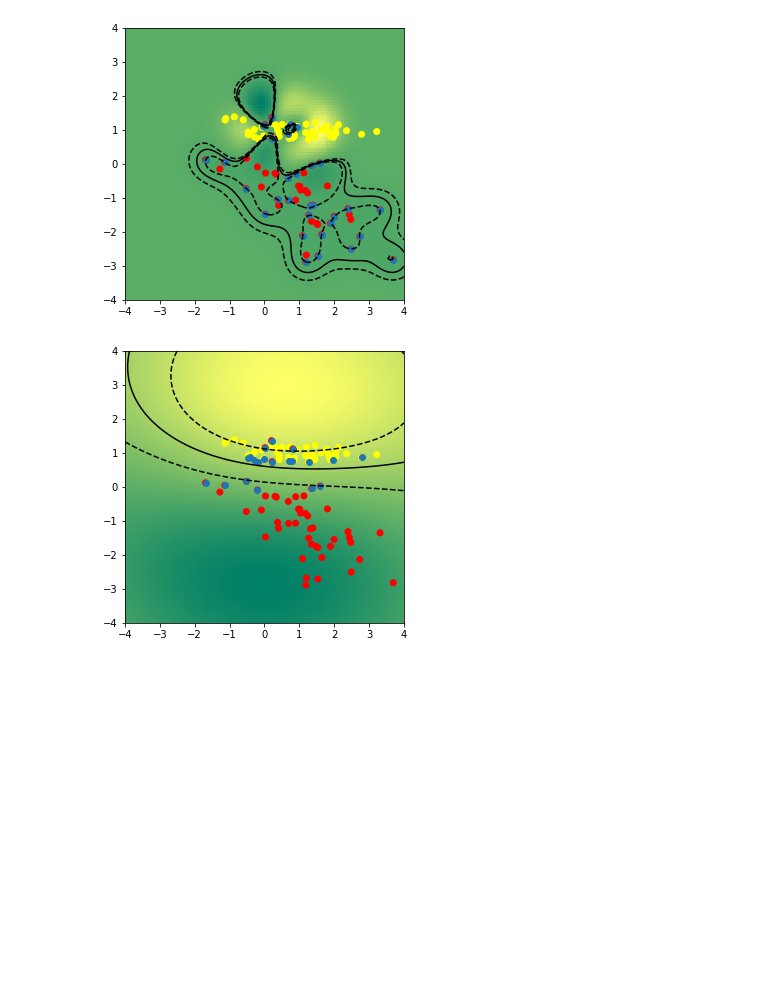
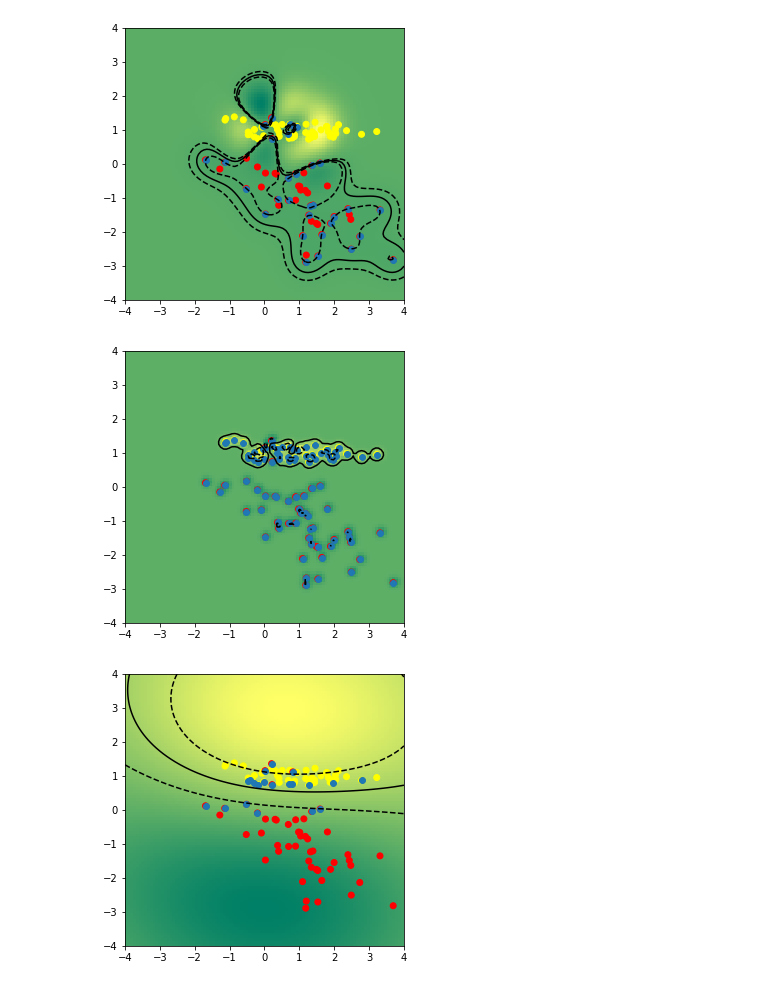
Before and after one commit to Rhymmor/ML-course-reports, a Jupyter notebook: Lab 3/Lab #3 SVM (QP, Kernel trick).ipynb, the cells around one changed output. Cells and saved outputs as stored; diff of their text form; code cells hidden in the pictures; blank space fills up the shorter version.

```diff
--- a/Lab 3/Lab #3 SVM (QP, Kernel trick).ipynb
+++ b/Lab 3/Lab #3 SVM (QP, Kernel trick).ipynb
@@ -713,8 +715,12 @@ plot(dsvm, lin)
 [figure]
 # %%
 %%capture
-dsvm = DualLinearSVM(C=1E+1, kernel='gauss', sigma=0.25)
+dsvm = DualLinearSVM(C=1E+1, kernel='gauss', sigma=0.01)
 fitting = dsvm.fit(lin['X'], lin['y'])
+# %%
+plot(dsvm, lin)
+# %% [output]
+[figure, added]
 # %%
 %%capture
 dsvm = DualLinearSVM(C=1E+1, kernel='gauss', sigma=9)
```
Also changed, not shown: parts of 3 cells of this notebook.
